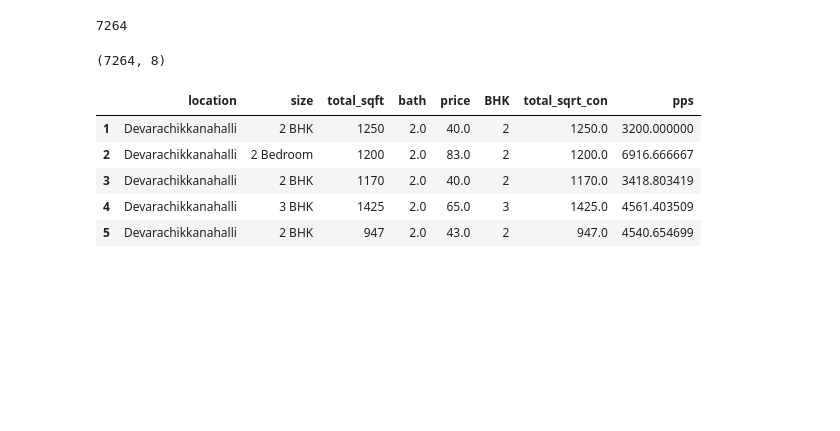
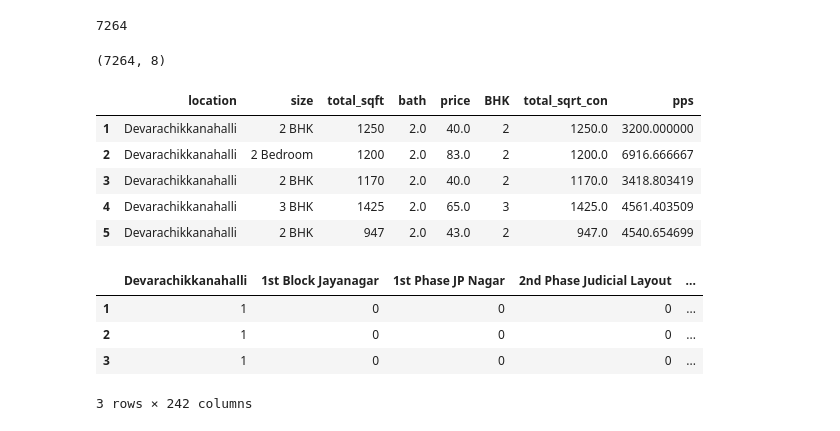
Before and after one commit to ShamindaKanchana/RealEstatePriceForecast, a Jupyter notebook: Notebook/realStatePriceForecast.ipynb, the cells around one changed output. Cells and saved outputs as stored; diff of their text form; code cells hidden in the pictures; blank space fills up the shorter version.

```diff
--- a/Notebook/realStatePriceForecast.ipynb
+++ b/Notebook/realStatePriceForecast.ipynb
@@ -419,3 +406,12 @@ df1.head()
 | 5 | Devarachikkanahalli | 2 BHK | 947 | 2.0 | 43.0 | 2 | 947.0 | 4540.654699 |
 # %%
 dummies=pd.get_dummies(df1['location'])
+
+dummies = dummies.astype(int)
+dummies.head(3)
+# %% [output]
+|  | Devarachikkanahalli | 1st Block Jayanagar | 1st Phase JP Nagar | 2nd Phase Judicial Layout | ... |
+| 1 | 1 | 0 | 0 | 0 | ... |
+| 2 | 1 | 0 | 0 | 0 | ... |
+| 3 | 1 | 0 | 0 | 0 | ... |
+3 rows × 242 columns
```
Also changed, not shown: parts of 16 cells of this notebook.
